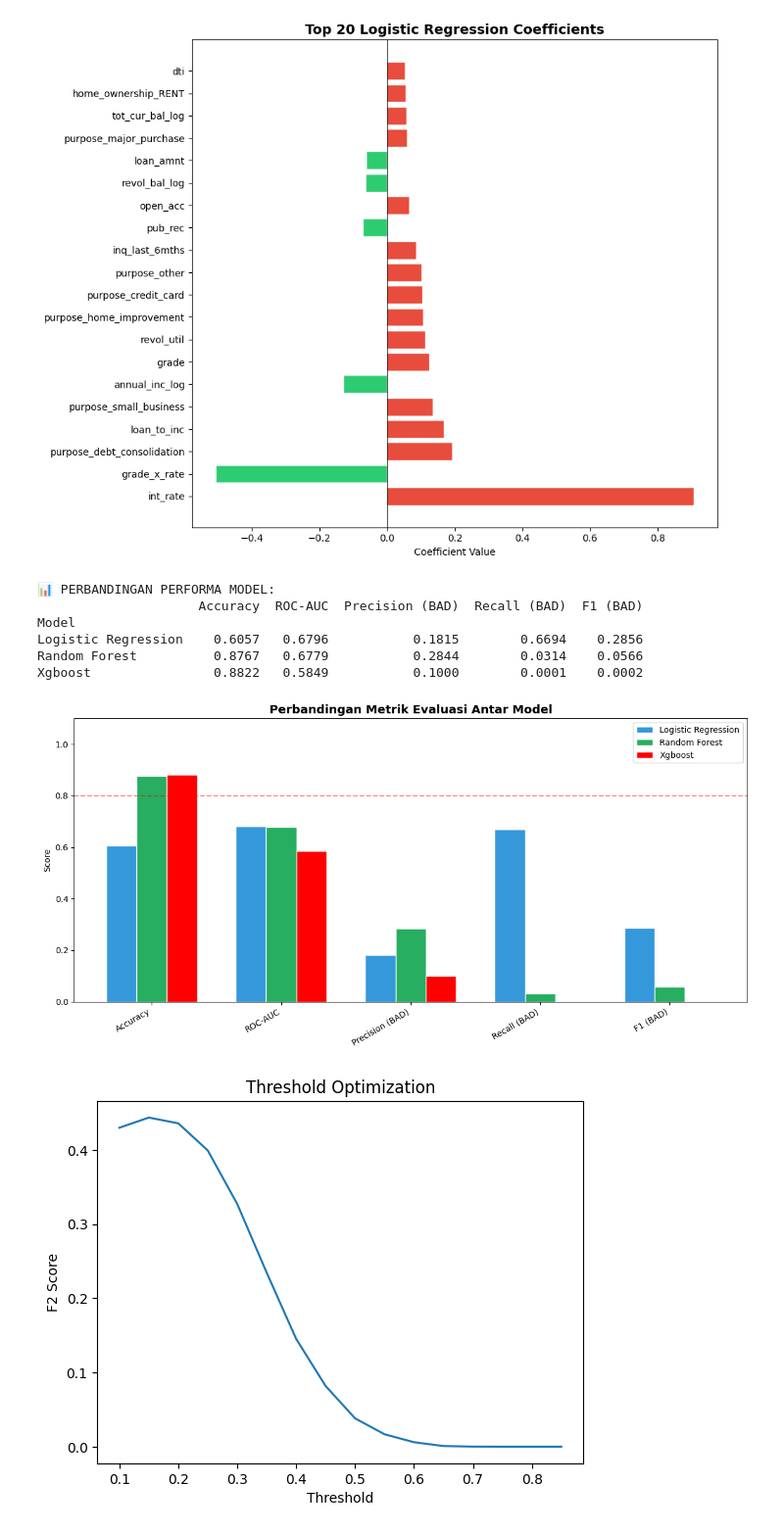
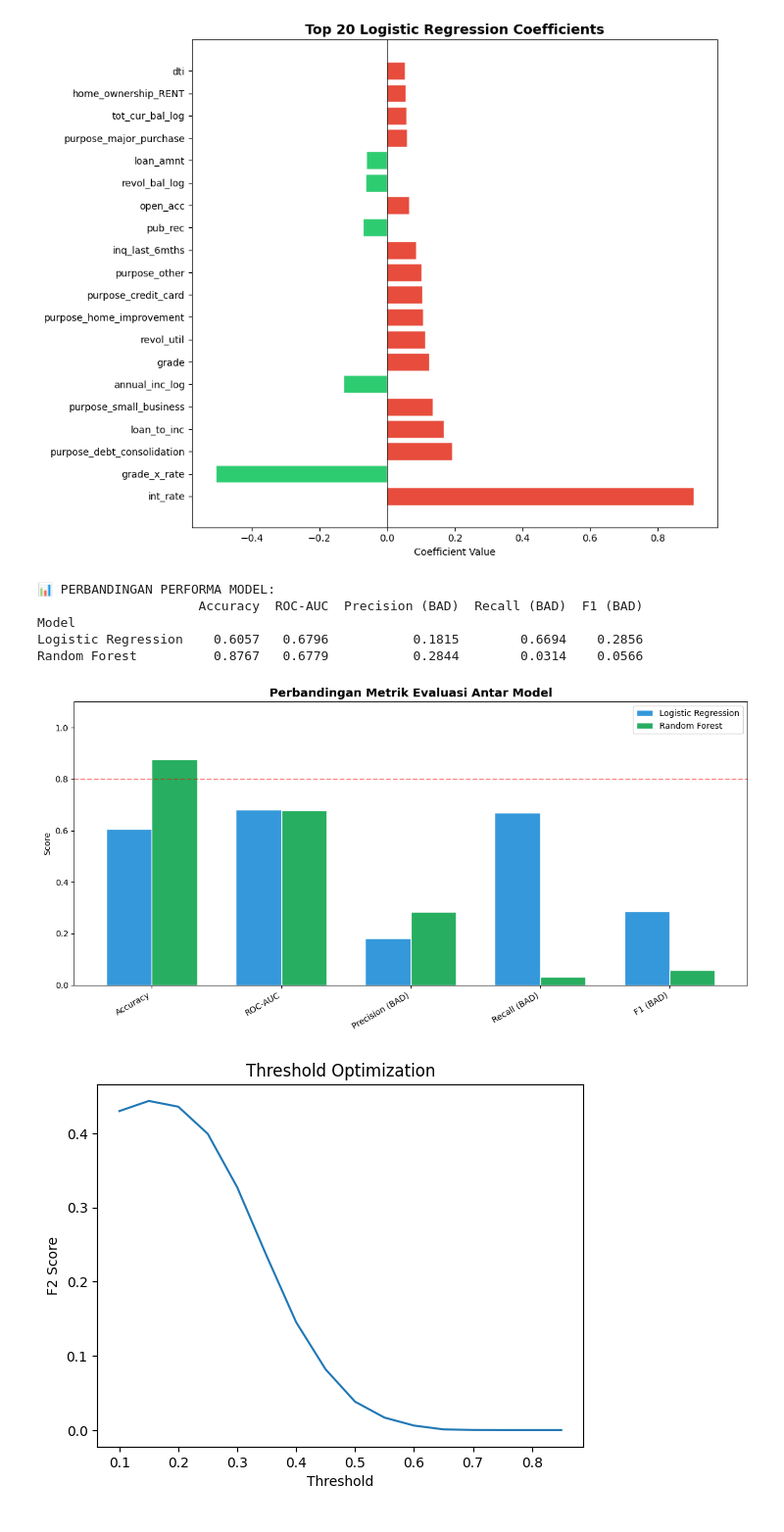
Before and after one commit to rfaoktvian/FinalProjectIDXPartners, a Jupyter notebook: main.ipynb, the cells around one changed output. Shown at 98% size. Cells and saved outputs as stored; diff of their text form; code cells hidden in the pictures.

Commit message:
refactor: done delete model

```diff
--- a/main.ipynb
+++ b/main.ipynb
@@ -1043,7 +1029,7 @@ plt.show()
 from sklearn.metrics import precision_score, recall_score, f1_score
 
 results = {
-    'Model': ['Logistic Regression', 'Random Forest','Xgboost'],
+    'Model': ['Logistic Regression', 'Random Forest',],
     'Accuracy': [
         accuracy_score(y_test, lr_pred),
         accuracy_score(y_test, rf_pred),
@@ -1057,35 +1043,34 @@ results = {
         recall_score(y_test, lr_pred),
         recall_score(y_test, rf_pred),
     ],
     'F1 (BAD)': [
         f1_score(y_test, lr_pred),
         f1_score(y_test, rf_pred),
     ]
 }
 
 results_df = pd.DataFrame(results).set_index('Model')
 print('\n📊 PERBANDINGAN PERFORMA MODEL:')
 print(results_df.round(4).to_string())
 
 # Bar chart perbandingan
 results_df.T.plot(kind='bar', figsize=(12, 6), color=['#3498db', '#27ae60','red'],
                   edgecolor='white', width=0.7)
 plt.title('Perbandingan Metrik Evaluasi Antar Model', fontsize=14, fontweight='bold')
 plt.ylabel('Score')
 plt.xticks(rotation=30, ha='right')
 plt.legend()
 plt.ylim(0, 1.1)
 plt.axhline(0.8, color='red', linestyle='--', alpha=0.5, label='Threshold baik (0.8)')
 plt.tight_layout()
 plt.show()
 # %% [output]
 📊 PERBANDINGAN PERFORMA MODEL:
                      Accuracy  ROC-AUC  Precision (BAD)  Recall (BAD)  F1 (BAD)
 Model
 Logistic Regression    0.6057   0.6796           0.1815        0.6694    0.2856
 Random Forest          0.8767   0.6779           0.2844        0.0314    0.0566
-Xgboost                0.8822   0.5849           0.1000        0.0001    0.0002
-[figure, old version]
+[figure, new version]
 # %%
 thresholds = np.arange(0.1, 0.9, 0.05)
 recalls = []
```
Also changed, not shown: parts of 4 cells of this notebook.
